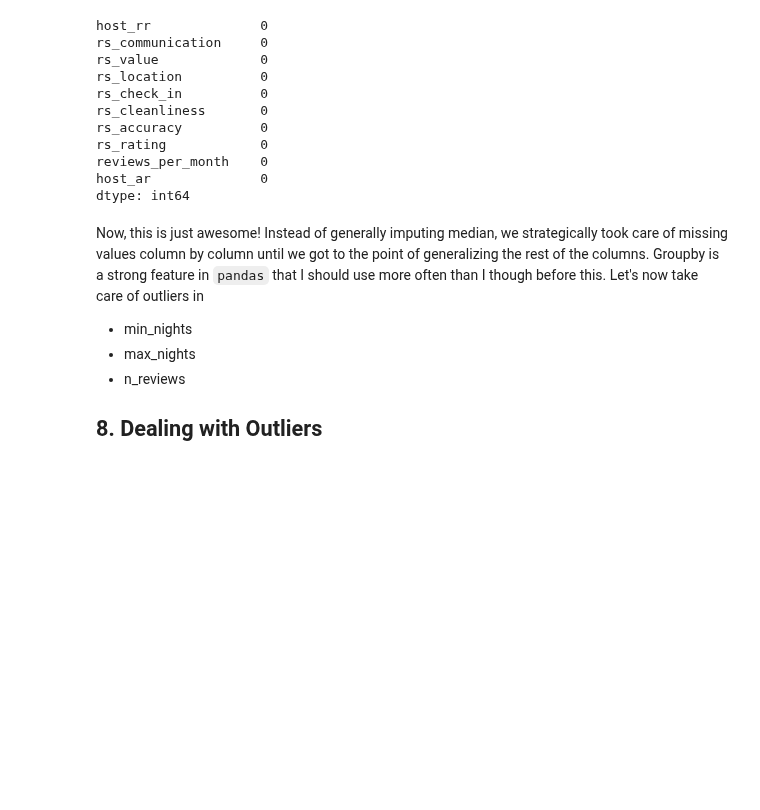
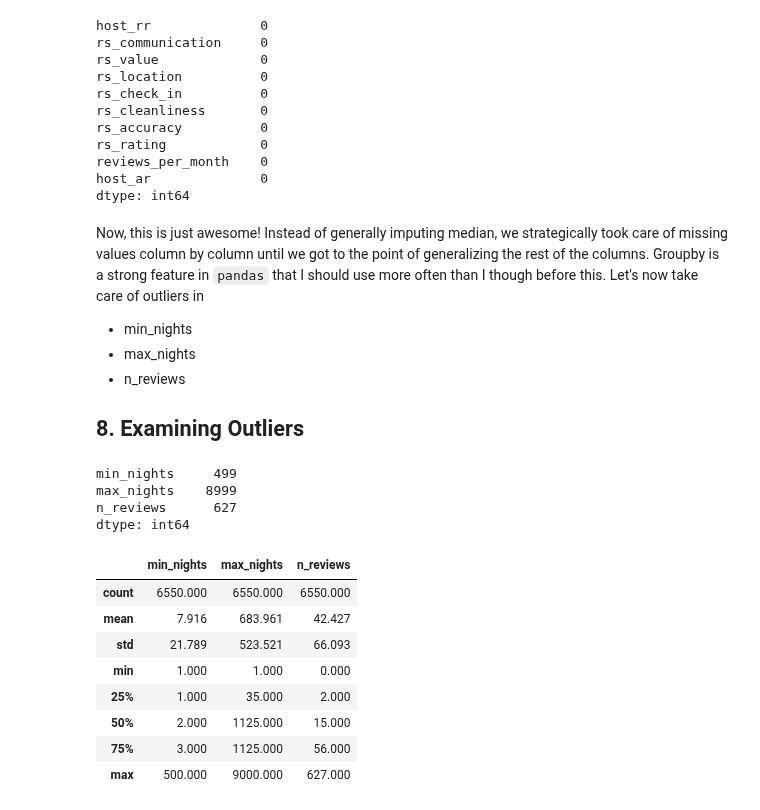
Before and after one commit to harera3/ML_Portfolio, a Jupyter notebook: 07_AirBnB_Exploratory_Data_Analysis.ipynb, the cells around one changed output. Cells and saved outputs as stored; diff of their text form; code cells hidden in the pictures; blank space fills up the shorter version.

```diff
--- a/07_AirBnB_Exploratory_Data_Analysis.ipynb
+++ b/07_AirBnB_Exploratory_Data_Analysis.ipynb
@@ -333,7 +333,24 @@ Now, this is just awesome! Instead of generally imputing median, we strategicall
 - max_nights
 - n_reviews
 
-## 8. Dealing with Outliers
+## 8. Examining Outliers
 # %%
 outlier_cols = ['min_nights', 'max_nights', 'n_reviews']
-chicago[outlier_cols].max() - chicago[outlier_]
+chicago[outlier_cols].max() - chicago[outlier_cols].min()
+# %% [output]
+min_nights     499
+max_nights    8999
+n_reviews      627
+dtype: int64
+# %%
+chicago[outlier_cols].describe()
+# %% [output]
+|  | min_nights | max_nights | n_reviews |
+| count | 6550.000 | 6550.000 | 6550.000 |
+| mean | 7.916 | 683.961 | 42.427 |
+| std | 21.789 | 523.521 | 66.093 |
+| min | 1.000 | 1.000 | 0.000 |
+| 25% | 1.000 | 35.000 | 2.000 |
+| 50% | 2.000 | 1125.000 | 15.000 |
+| 75% | 3.000 | 1125.000 | 56.000 |
+| max | 500.000 | 9000.000 | 627.000 |
```
Also changed, not shown: parts of 5 cells of this notebook.
